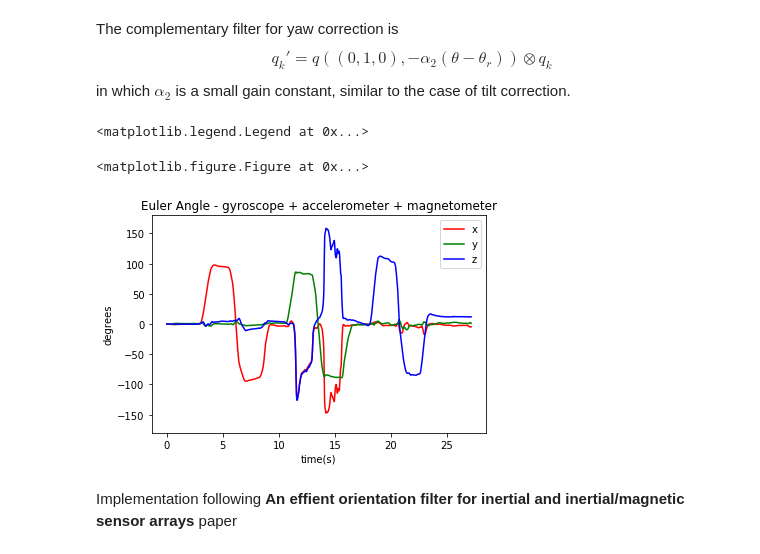
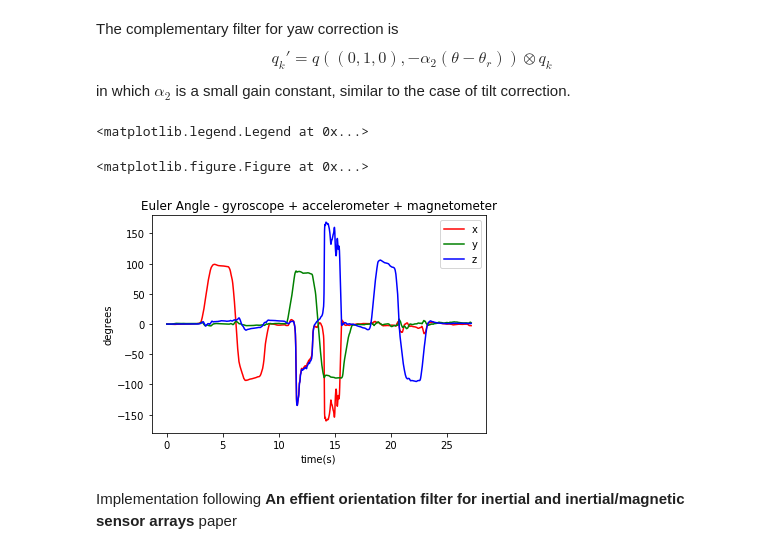
Before and after one commit to Fatema/imu, a Jupyter notebook: imu-prototype.ipynb, the cells around one changed output. Drawn from its saved outputs; the diff is of its cells as text; code cells hidden in the pictures.

Commit message:
Update imu-prototype.ipynb
for paper 1 implementation all parameters should be fine now

```diff
--- a/imu-prototype.ipynb
+++ b/imu-prototype.ipynb
@@ -608,7 +607,7 @@ $$q_{k}' = q((0,1,0), -\alpha_2(\theta - \theta_r)) \otimes q_{k}$$
 in which $\alpha_2$ is a small gain constant, similar to the case of tilt correction.
 # %%
 def imu_gyro_acc_magn(n, gyroscope_data, accelerometer_data, magnetometer_data,
-                      dt=0.003906, alpha=0.01, alpha_2=0.01, eps=1e-6):
+                      dt=0.003906, alpha=1e-05, alpha_2=5e-05):
     '''
         Parameters
         ----------
@@ -634,58 +633,51 @@ def imu_gyro_acc_magn(n, gyroscope_data, accelerometer_data, magnetometer_data,
         q: a matrix with n rows and 4 columns
           orientations estimated for all n readings after applying tilt and yaw drift corrections
     '''
-    m_ref = []
-    n_avg = 10
+    n_ref = 1
     q = [np.array([[1.0,0,0,0]])]
     for i in range(n):
         ### gyroscope estimations
         gyro_row = gyroscope_data.loc[i]
         # w_k = (pitch, yaw, roll)
-        w_k = np.array([[gyro_row['y'], gyro_row['z'], gyro_row['x']]]) * -1 # because of the different axis following imu paper
+        w_k = np.array([[gyro_row['y'], gyro_row['z'], gyro_row['x']]]) # because of the different axis following imu paper
         l = np.sqrt(np.sum(np.square(w_k)))
         v = np.divide(w_k, l)
         theta = l * dt
         q_gyro = axisAngle2quaternion(v, theta)
-        q_k = quaternions_product(q_gyro, q[i]) # the book have the product swapped between those two
+        q_k = quaternions_product(q[i], q_gyro) # the book have the product swapped between those two
 
-        ### accelerometer estimations - tilt error correction (define up)
+        ### accelerometer estimations - tilt error correction (define up vector)
         q_conj = quaternions_conjugate(q_k)
         acc_row = accelerometer_data.loc[i]
         a = np.array([[0, acc_row['y'], acc_row['z'], acc_row['x']]])
         u = quaternions_product(q_conj, quaternions_product(a, q_k)) # global frame q_k is actually the conjugate
-        t = np.array([[u[0][3], 0, -u[0][1]]]) # tilt axis is YX
+        t = np.array([[u[0][3], 0, -u[0][1]]]) # tilt axis
         phi = math.acos(np.dot(np.array([0, 1, 0]), u[0][1:])) # tilt error angle
-        q_t = axisAngle2quaternion(t * -1, -alpha*phi) # q(t, -alpha*phi) for tilt drift
-        q_k = quaternions_product(q_k, q_t) # apply complementary filter for tilt drift correction
+        q_t = axisAngle2quaternion(t, -alpha*phi) # q(t, -alpha*phi) for tilt drift
+        q_k = quaternions_product(q_t, q_k) # apply complementary filter for tilt drift correction
 
         ### magnetometer estimations - yaw drift correction
         q_conj = quaternions_conjugate(q_k)
 
         # avgerage last 10 readings m_ref readings (for the first 10 inputs this will be the same value)
         m_row = magnetometer_data.loc[i]
-        if (i < n_avg):
-            m = np.array([[0, m_row['y'], m_row['z'], m_row['x']]])
-            m_ref += [m]
+
+        if (i < n_ref):
+            m_ref = np.array([[0, m_row['y'], m_row['z'], m_row['x']]])
+            q_ref = q_k
+            m_r = quaternions_product(q_conj, quaternions_product(m_ref, q_k)) # estimate by world frame
+            theta_ref = math.atan2(m_r[0][1], m_r[0][3])
         else:
-            m_r_avg = np.divide(np.sum(np.array(m_ref), axis=0), min(len(m_ref),n_avg)) # average m reference reading
-            q_ref = np.divide(np.sum(np.array(q[-n_avg:]), axis=0), min(len(q), n_avg)) # average
-            q_conj_ref = quaternions_conjugate(q_ref)
-
-            m_r = quaternions_product(q_conj_ref, quaternions_product(m_r_avg, q_ref)) # estimate by world frame
-            theta_ref = math.atan2(m_r[0][1], m_r[0][3])
-
             m_obv = np.array([[0, m_row['y'], m_row['z'], m_row['x']]]) # observed magnetometer reading
-
-            m_ref.pop(0)
-            m_ref.append(m_obv)
 
             m = quaternions_product(q_conj, quaternions_product(m_obv, q_k)) # estimate by world frame
             theta_m = math.atan2(m[0][1], m[0][3])
 
-            q_m = axisAngle2quaternion(np.array([[0, 1, 0]]) * -1, -alpha_2*(theta_m - theta_ref)) # complementry filter for yaw drift
+            q_m = axisAngle2quaternion(np.array([[0, 1, 0]]), -alpha_2*(theta_m - theta_ref)) # complementry filter for yaw drift
 
-            if np.allclose(q_ref, q_k, rtol=1e-03, atol=1e-03):
-                q_k = quaternions_product(q_k, q_m)
+            # to detect yaw drift q and q_ref must be close
+#             if np.allclose(q_ref, q_k, rtol=1e-01, atol=1e-02):
+            q_k = quaternions_product(q_m, q_k)
 
         q_k = np.divide(q_k, np.sqrt(np.sum(np.square(q_k)))) #normalize
 
@@ -789,35 +696,35 @@ magnetometer_radians = deg2radians(magnetometer_data)
 
 accelerometer_narmalized = data_normalized(accelerometer_radians)
 magnetometer_narmalized = data_normalized(magnetometer_data)
 n = imu_data.shape[0]
 
 q_imu_gyro_acc_magn = imu_gyro_acc_magn(n, gyroscope_radians, accelerometer_narmalized, magnetometer_narmalized)
 
-euler_imu_gyro_acc_magn = np.apply_along_axis(quaternions2euler, 2, q_imu_gyro_acc_magn)
+euler_imu_gyro_acc_magn = np.apply_along_axis(toEulerAngle, 2, q_imu_gyro_acc_magn)
 euler_imu_gyro_acc_magn = np.apply_along_axis(np.rad2deg, 2, euler_imu_gyro_acc_magn)
 
 plt.clf()
 time = imu_data['time'].values
 plt.figure(3)
 plt.ylim(-180,180)
 plt.xlabel('time(s)')
 plt.ylabel('degrees')
 plt.title('Euler Angle - gyroscope + accelerometer + magnetometer')
 xdata = []
 ydata = []
 zdata = []
 for row in euler_imu_gyro_acc_magn:
     xdata += [row[0][0]]
     ydata += [row[0][1]]
     zdata += [row[0][2]]
 plt.plot(time, xdata, linestyle='-', color='r', label='x')
 plt.plot(time, ydata, linestyle='-', color='g', label='y')
 plt.plot(time, zdata, linestyle='-', color='b', label='z')
 plt.legend(loc='upper right')
 # %% [output]
 <matplotlib.legend.Legend at 0x...>
 <matplotlib.figure.Figure at 0x...>
-[figure, old version]
+[figure, new version]
 # %% [markdown]
 Implementation following **An effient orientation filter for inertial and inertial/magnetic sensor arrays** paper
 # %%
```
Also changed, not shown: parts of 5 cells of this notebook.
